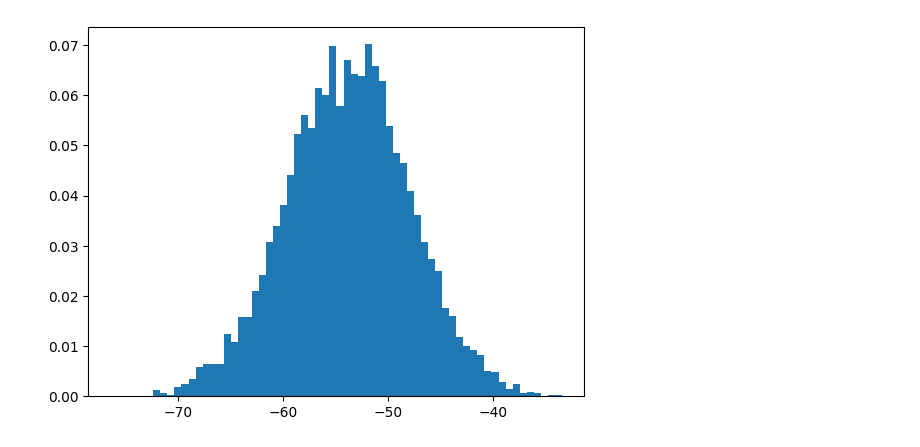
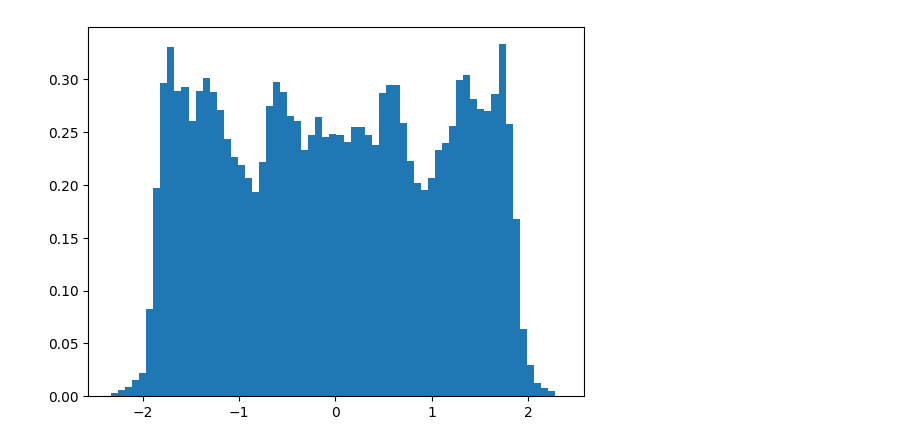
Before and after one commit to homerjed/vdae, a Jupyter notebook: moons/vdae.ipynb, the cells around one changed output. Cells and saved outputs as stored; diff of their text form; code cells hidden in the pictures.

```diff
--- a/moons/vdae.ipynb
+++ b/moons/vdae.ipynb
@@ -26,16 +26,17 @@ class Encoder(eqx.Module):
     def variational_posterior_log_prob(self, key, x_0, x_t, t):
         # This is the score of log(q(z|x_t, t))
         mu_t, sigma_t = self.encode(x_t, t)
-        # Encode input data
-        mu_0, sigma_0 = self.encode(x_0, 0.) # z ~ q(z|x_0, 0), as per diagram
+        # Encode input data z ~ q(z|x_0, 0), as per diagram
+        mu_0, sigma_0 = self.encode(x_0, 0.)
         z = jr.multivariate_normal(key, mu_0, jnp.diag(sigma_0))
         return jax.scipy.stats.multivariate_normal.logpdf(z, mu_t, jnp.diag(sigma_t))
 
     def encode(self, x_t, t):
         t = jnp.atleast_1d(t)
         x_t_t = jnp.concatenate([x_t.flatten(), t])
-        mu_t, log_sigma_t = jnp.split(self.net(x_t_t), 2)
-        return mu_t, jnp.exp(log_sigma_t)
+        mu_t, log_var_t = jnp.split(self.net(x_t_t), 2)
+        sigma_t = jnp.exp(0.5 * log_var_t)
+        return mu_t, sigma_t
 
     def score(self, key, x, x_t, t):
         # Score of variational distribution q(z|x_t, t) defined by encoder
@@ -46,9 +47,12 @@ class Encoder(eqx.Module):
 # %%
 key = jr.key(0)
 
+data_dim = 2
+latent_dim = 1
+
 score_network = ResidualNetwork(
-    in_size=2,
-    out_size=2,
+    in_size=data_dim,
+    out_size=data_dim,
     width_size=128,
     depth=2,
     y_dim=1, # Just scalar time
@@ -59,10 +63,11 @@ score_network = ResidualNetwork(
 score_network = eqx.tree_deserialise_leaves("sgm.eqx", score_network)
 
 encoder = Encoder(
+    # MLP kwargs
     dict(
-        in_size=2 + 1, # [x_t, t]
-        out_size=1 + 1, # Latent dim = 1, outputing mu, sigma
-        width_size=32,
+        in_size=data_dim + 1, # [x_t, t]
+        out_size=2 * latent_dim, # Latent dim = 1, outputing mu, sigma
+        width_size=128,
         depth=2,
         activation=jax.nn.tanh
     ),
@@ -148,17 +163,21 @@ key, train_key, loader_key = jr.split(key, 3)
 
 t1 = 1.
 batch_size = 1000
-lr = 1e-3
-num_steps = 100_000
+lr = 1e-4
+num_steps = 200_000
 
-opt = optax.adamw(1e-3)
+opt = optax.adamw(lr)
 opt_state = opt.init(eqx.filter(encoder, eqx.is_array)) # Gradients only needed for encoder
 
 losses = []
 with trange(num_steps) as bar:
-    for step, data in zip(bar, dataloader(X, batch_size, key=loader_key)):
+    for step, data in zip(
+        bar, dataloader(X, batch_size, key=loader_key)
+    ):
 
-        value, encoder, train_key, opt_state = make_step(
+        (
+            value, encoder, train_key, opt_state
+        ) = make_step(
             encoder,
             score_network,
             weight,
@@ -232,8 +253,8 @@ plt.show()
 # %%
 mu, sigma = jax.vmap(encoder.encode, in_axes=(0, None))(X, 0.)
-Z = mu + jr.normal(key, (len(X),)) * sigma
+Z = mu + jr.normal(key, (len(X), latent_dim)) * sigma
 
 plt.hist(Z.flatten(), bins=64, density=True)
 plt.show()
 # %% [output]
-[figure, old version]
+[figure, new version]
```
Also changed, not shown: parts of 4 cells of this notebook, 3 other files.
